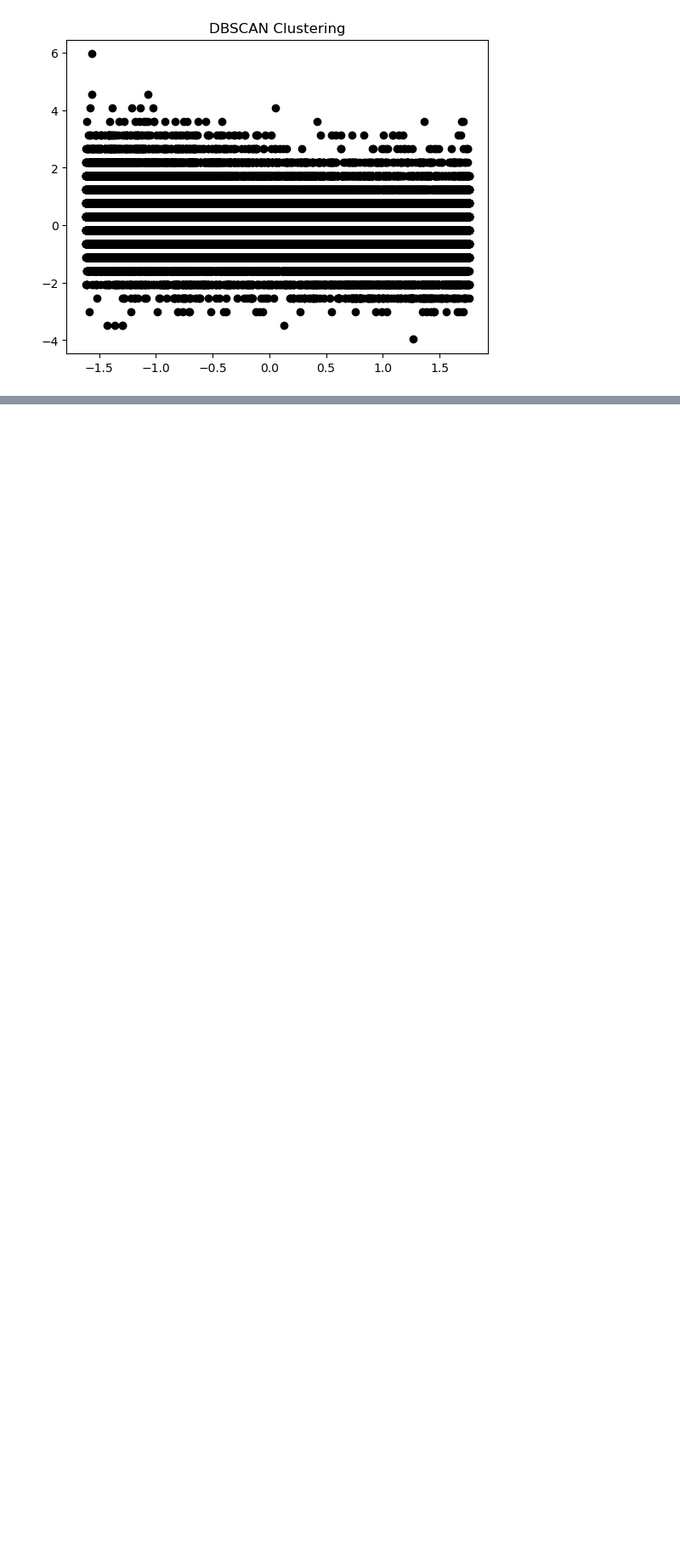
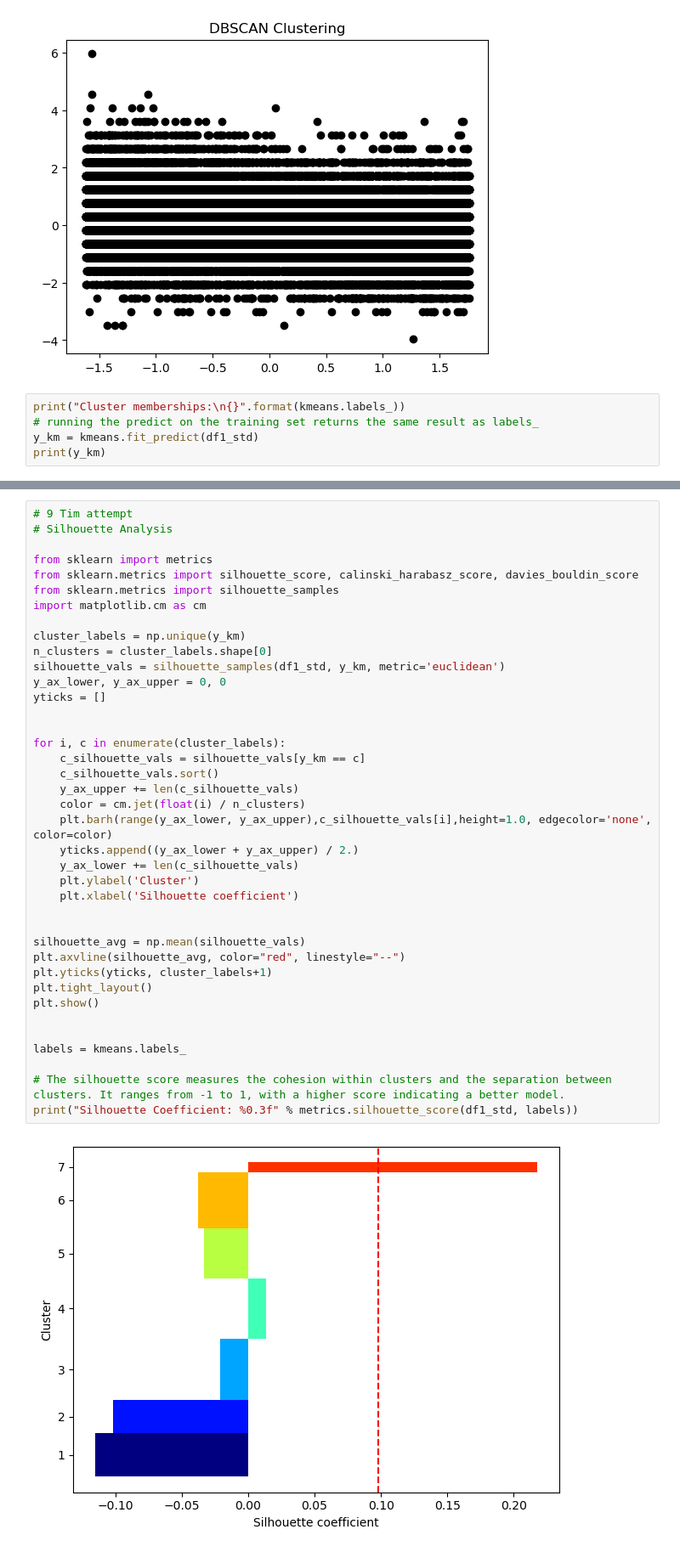
Before and after one commit to Mcusac/OnlineNewsPopML, a Jupyter notebook: 3 - Clustering, Association Rules, or Recommenders/Clustering(Matt).ipynb, the cells around one changed output, grey strips where cells are left out. Shown at 85% size. Drawn from its saved outputs; the diff is of its cells as text; blank space fills up the shorter version.

```diff
--- a/3 - Clustering, Association Rules, or Recommenders/Clustering(Matt).ipynb
+++ b/3 - Clustering, Association Rules, or Recommenders/Clustering(Matt).ipynb
@@ -247,3 +298,8 @@ for eps in eps_values:
 [figure]
 [figure]
 [figure]
+# %%
+print("Cluster memberships:\n{}".format(kmeans.labels_))
+# running the predict on the training set returns the same result as labels_
+y_km = kmeans.fit_predict(df1_std)
+print(y_km)
@@ -249,0 +310,41 @@ for eps in eps_values:
+# %%
+# 9 Tim attempt
+# Silhouette Analysis
+
+from sklearn import metrics
+from sklearn.metrics import silhouette_score, calinski_harabasz_score, davies_bouldin_score
+from sklearn.metrics import silhouette_samples
+import matplotlib.cm as cm
+
+cluster_labels = np.unique(y_km)
+n_clusters = cluster_labels.shape[0]
+silhouette_vals = silhouette_samples(df1_std, y_km, metric='euclidean')
+y_ax_lower, y_ax_upper = 0, 0
+yticks = []
+
+
+for i, c in enumerate(cluster_labels):
+    c_silhouette_vals = silhouette_vals[y_km == c]
+    c_silhouette_vals.sort()
+    y_ax_upper += len(c_silhouette_vals)
+    color = cm.jet(float(i) / n_clusters)
+    plt.barh(range(y_ax_lower, y_ax_upper),c_silhouette_vals[i],height=1.0, edgecolor='none', color=color)
+    yticks.append((y_ax_lower + y_ax_upper) / 2.)
+    y_ax_lower += len(c_silhouette_vals)
+    plt.ylabel('Cluster')
+    plt.xlabel('Silhouette coefficient')
+
+
+silhouette_avg = np.mean(silhouette_vals)
+plt.axvline(silhouette_avg, color="red", linestyle="--")
+plt.yticks(yticks, cluster_labels+1)
+plt.tight_layout()
+plt.show()
+
+
+labels = kmeans.labels_
+
+# The silhouette score measures the cohesion within clusters and the separation between clusters. It ranges from -1 to 1, with a higher score indicating a better model.
+print("Silhouette Coefficient: %0.3f" % metrics.silhouette_score(df1_std, labels))
+# %% [output]
+[figure, added]
```
Also changed, not shown: parts of 8 cells of this notebook, 1 other file.
